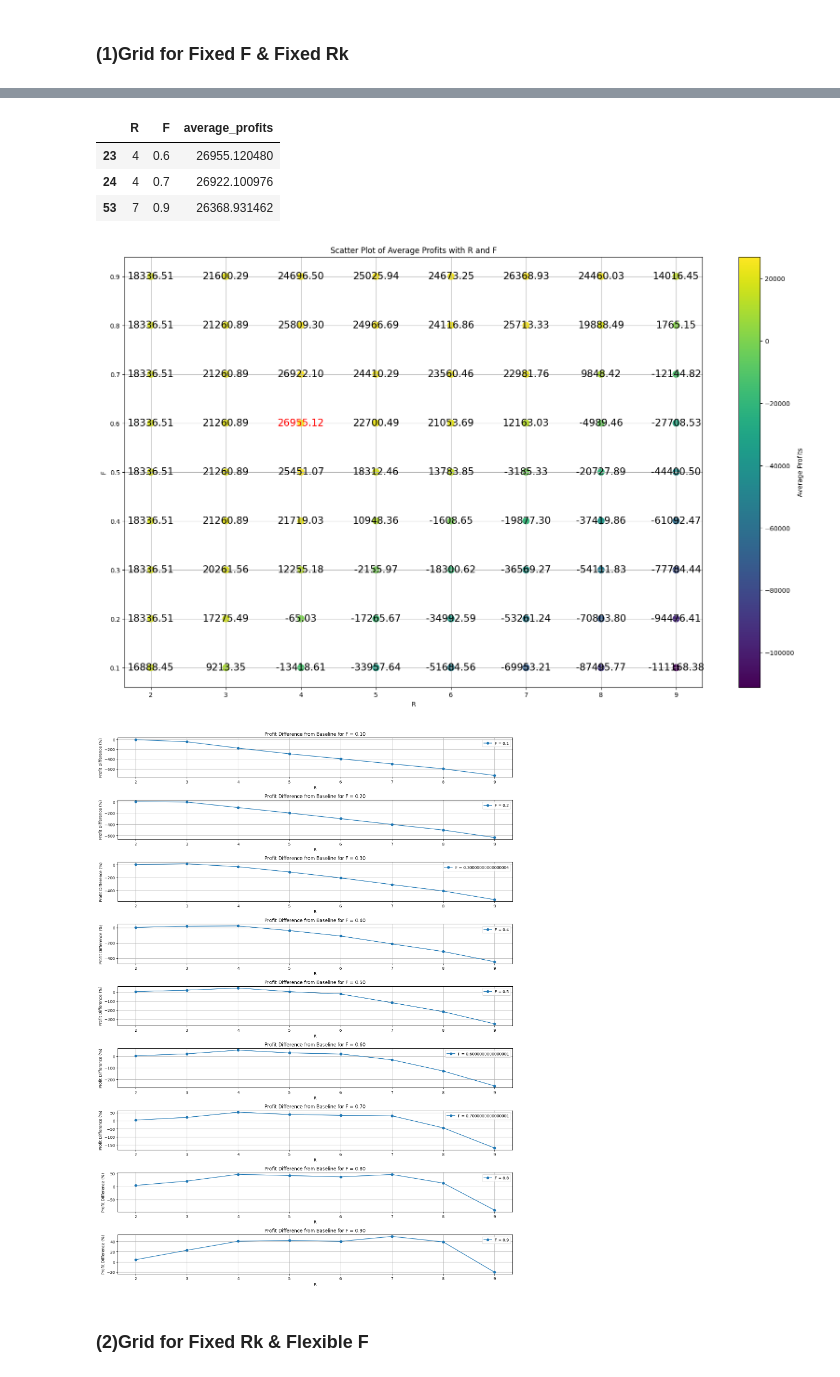
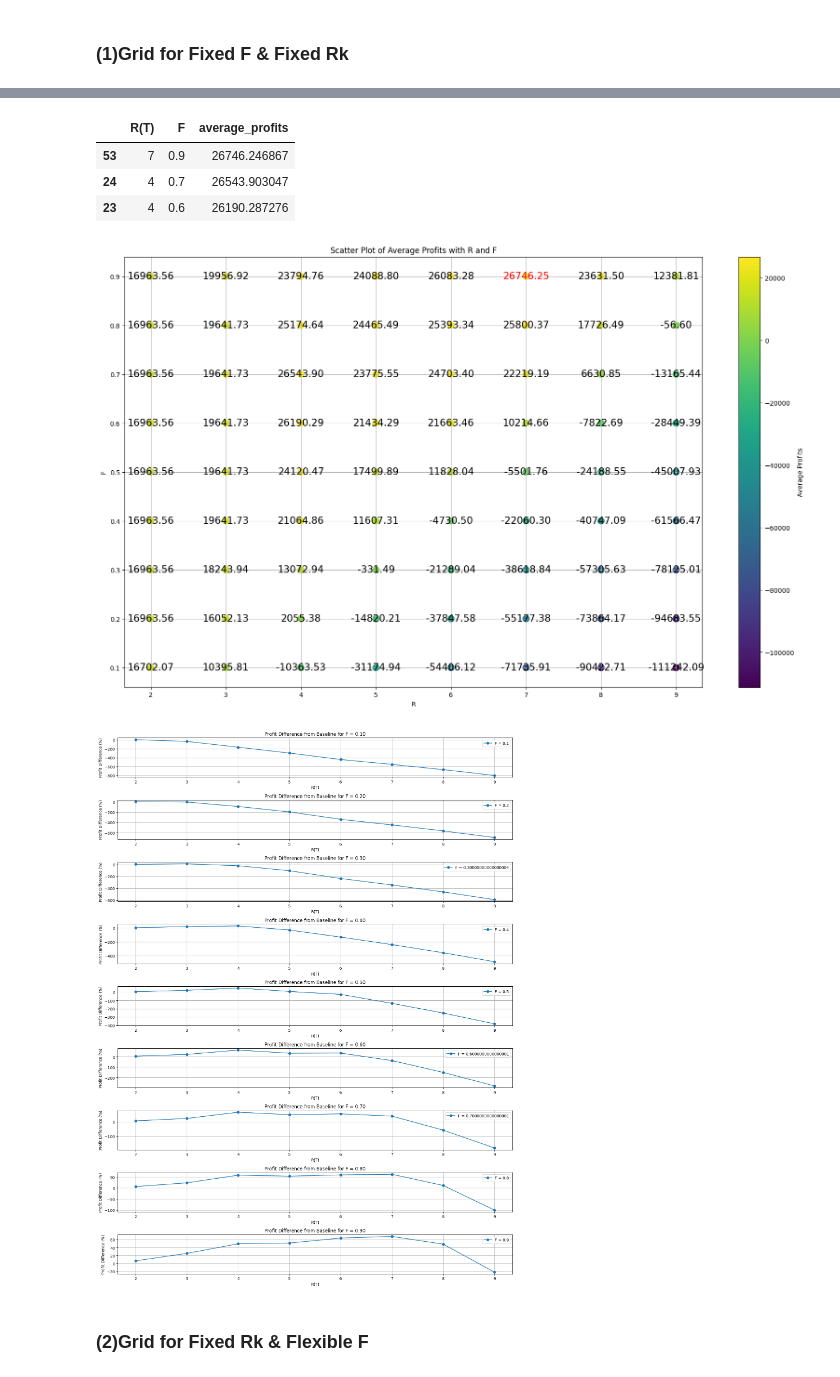
Before and after one commit to hanyuany14/Two-Phase-Newsvendor, a Jupyter notebook: Week_HW.ipynb, the cells around one changed output, grey strips where cells are left out. Drawn from its saved outputs; the diff is of its cells as text; code cells hidden in the pictures.

```diff
--- a/Week_HW.ipynb
+++ b/Week_HW.ipynb
@@ -1375,6 +1395,4 @@ covariance_matrix:
 # %%
-mu_matrix, covariance_matrix = cal_mu_and_cov_matrix(demand_df_train)
-Qk_hat_df = make_Qk_hat_df(
-    demand_df_train, T, service_level, mu_matrix, covariance_matrix
-)
+mu_matrix, covariance_matrix = cal_mu_and_cov_matrix(demand_df)
+Qk_hat_df = make_Qk_hat_df(demand_df, T, service_level, mu_matrix, covariance_matrix)
 # %% [output]
@@ -1646,8 +1660,8 @@ def cal_fixed_F_fixed_R(
         )
         print("----" * 10)
 
-    mean_result = {
-        "R": assigned_R + 2,
+    result_df = {
+        "R(T)": assigned_R + 2,
         "F": assigned_F,
         "Q0": Q0,
         "average_profits": np.mean(all_profits),
@@ -1657,7 +1671,7 @@ def cal_fixed_F_fixed_R(
     }
 
     stimulation_result = {
-        "R": assigned_R + 2,
+        "R(T)": assigned_R + 2,
         "F": assigned_F,
         "profits": all_profits,
         "losses": all_losses,
@@ -1665,7 +1679,7 @@ def cal_fixed_F_fixed_R(
         "operation_profits": all_operation_profits,
     }
 
-    return mean_result, stimulation_result
+    return result_df, stimulation_result
 # %%
 def grid_fixed_F_fixed_R(
     assigned_Ts,
@@ -5300,13 +6248,13 @@ Maximum Profit: 26955.1204795773
 top_three_results = results_df_1.head(3)
 
 # 提取 R (T), F 和 average_profits
-top_three_info = top_three_results[["R", "F", "average_profits"]]
+top_three_info = top_three_results[["R(T)", "F", "average_profits"]]
 top_three_info
 # %% [output]
-|  | R | F | average_profits |
-| 23 | 4 | 0.6 | 26955.120480 |
-| 24 | 4 | 0.7 | 26922.100976 |
-| 53 | 7 | 0.9 | 26368.931462 |
+|  | R(T) | F | average_profits |
+| 53 | 7 | 0.9 | 26746.246867 |
+| 24 | 4 | 0.7 | 26543.903047 |
+| 23 | 4 | 0.6 | 26190.287276 |
 # %%
 # 找到 'average_profits' 的最大值
 max_profit = results_df_1["average_profits"].max()
@@ -5314,7 +6262,7 @@ max_profit = results_df_1["average_profits"].max()
 # 画出散点图
 plt.figure(figsize=(20, 12))
 sc = plt.scatter(
-    results_df_1["R"],
+    results_df_1["R(T)"],
     results_df_1["F"],
     c=results_df_1["average_profits"],
     cmap="viridis",
@@ -5332,7 +6280,7 @@ for i in range(len(results_df_1)):
     # 判断是否等于 max_profit 的整數部分
     if int(avg_profit) == int(max_profit):
         plt.text(
-            results_df_1["R"].iloc[i],
+            results_df_1["R(T)"].iloc[i],
             results_df_1["F"].iloc[i],
             f"{avg_profit:.2f}",
             fontsize=15,
@@ -5342,7 +6290,7 @@ for i in range(len(results_df_1)):
         )
     else:
         plt.text(
-            results_df_1["R"].iloc[i],
+            results_df_1["R(T)"].iloc[i],
             results_df_1["F"].iloc[i],
             f"{avg_profit:.2f}",
             fontsize=15,
@@ -5353,38 +6301,38 @@ for i in range(len(results_df_1)):
 
 plt.show()
 # %% [output]
-[figure, old version]
+[figure, new version]
 # %%
-results_df_1["baseline_profit"] = baseline_profit
+results_df_1["baseline_profit"] = baseline_avg_profits
 
 # Calculate percentage difference from baseline profit
 results_df_1["profit_diff_percent"] = (
-    (results_df_1["average_profits"] - baseline_profit) / baseline_profit
+    (results_df_1["average_profits"] - baseline_avg_profits) / baseline_avg_profits
 ) * 100
 
 # Plot subplots for different values of F
 plt.figure(figsize=(15, 20))
 
 for idx, F in enumerate(assigned_Fs):
     plt.subplot(len(assigned_Fs), 1, idx + 1)
-    subset = results_df_1[results_df_1["F"] == F].sort_values(by="R").dropna()
+    subset = results_df_1[results_df_1["F"] == F].sort_values(by="R(T)").dropna()
     plt.plot(
-        subset["R"],
+        subset["R(T)"],
         subset["profit_diff_percent"],
         marker="o",
         linestyle="-",
         label=f"F = {F}",
     )
-    plt.xlabel("R")
+    plt.xlabel("R(T)")
     plt.ylabel("Profit Difference (%)")
     plt.title(f"Profit Difference from Baseline for F = {F:.2f}")
     plt.grid(True)
     plt.legend()
 
 plt.tight_layout()
 plt.show()
 # %% [output]
-[figure, old version]
+[figure, new version]
 # %% [markdown]
 ### (2)Grid for Fixed Rk & Flexible F
 # %%
```
Also changed, not shown: parts of 129 cells of this notebook, 30 other files.
